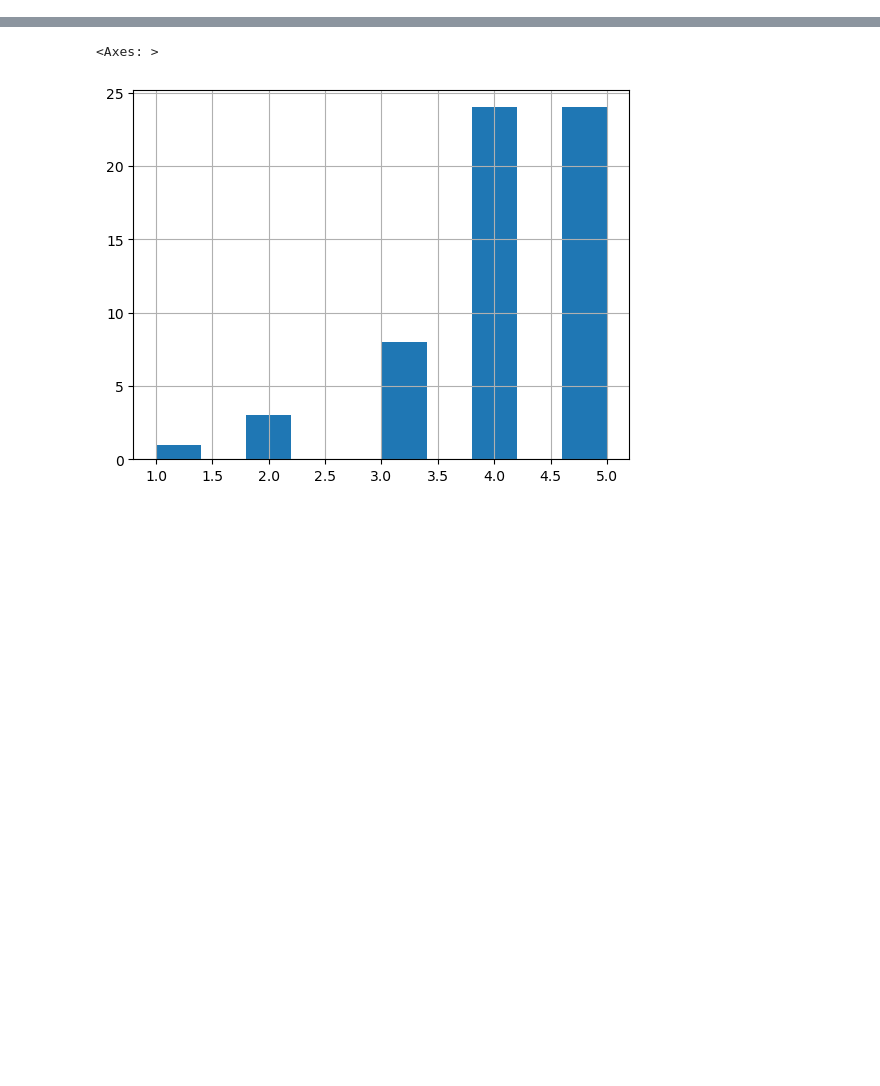
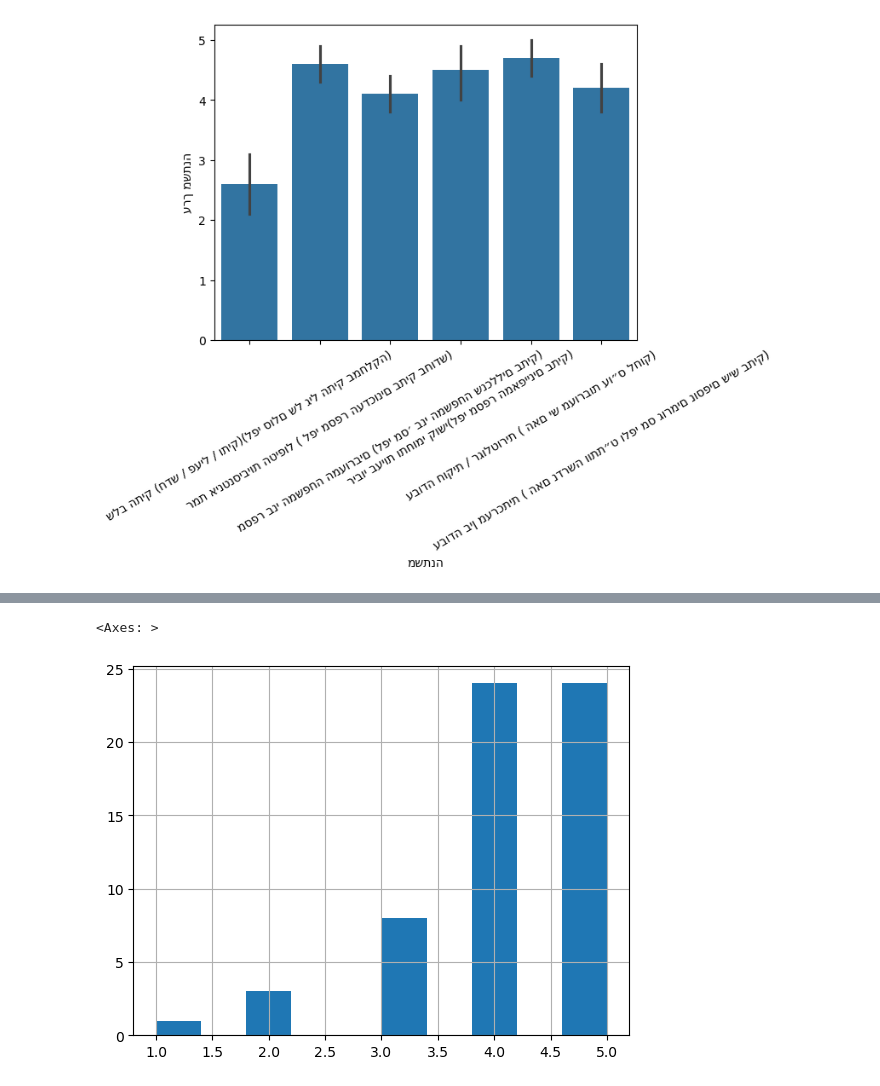
Before and after one commit to nogur9/Yoela, a Jupyter notebook: test.ipynb, the cells around one changed output, grey strips where cells are left out. Drawn from its saved outputs; the diff is of its cells as text; code cells hidden in the pictures; blank space fills up the shorter version.

```diff
--- a/test.ipynb
+++ b/test.ipynb
@@ -13,0 +17,6 @@ df.head()
+# %%
+g = seaborn.barplot(data=df, x='משתנה', y='ערך משתנה')
+
+plt.xticks(rotation=30);
+# %% [output]
+[figure, added]
```
Also changed, not shown: parts of 4 cells of this notebook, 4 other files.
